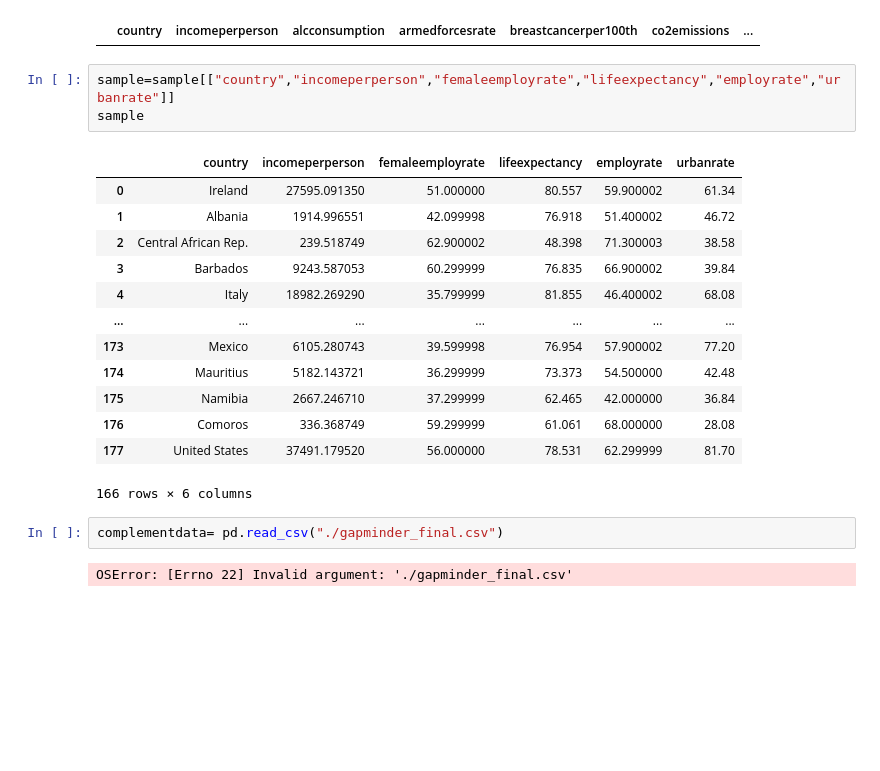
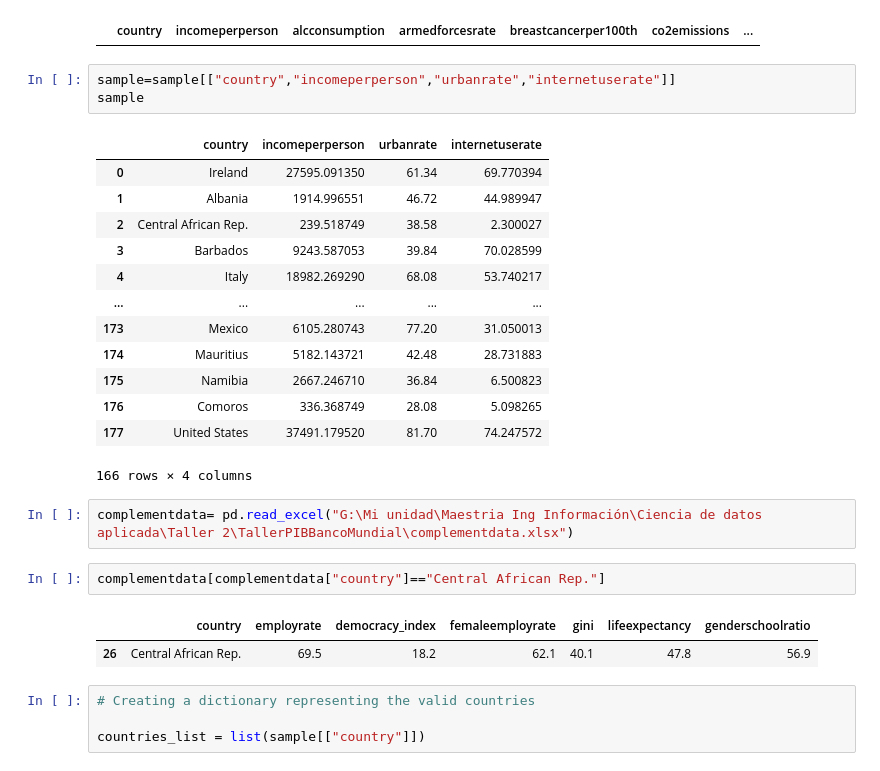
Before and after one commit to AngieRinBri/TallerPIBBancoMundial, a Jupyter notebook: Taller2.ipynb, the cells around one changed output. Cells and saved outputs as stored; diff of their text form; blank space fills up the shorter version.

```diff
--- a/Taller2.ipynb
+++ b/Taller2.ipynb
@@ -445,23 +461,30 @@ sample[data_df["country"].duplicated()==True]
 # %% [output]
 |  | country | incomeperperson | alcconsumption | armedforcesrate | breastcancerper100th | co2emissions | ... |
 # %%
-sample=sample[["country","incomeperperson","femaleemployrate","lifeexpectancy","employrate","urbanrate"]]
+sample=sample[["country","incomeperperson","urbanrate","internetuserate"]]
 sample
 # %% [output]
-|  | country | incomeperperson | femaleemployrate | lifeexpectancy | employrate | urbanrate |
-| 0 | Ireland | 27595.091350 | 51.000000 | 80.557 | 59.900002 | 61.34 |
-| 1 | Albania | 1914.996551 | 42.099998 | 76.918 | 51.400002 | 46.72 |
-| 2 | Central African Rep. | 239.518749 | 62.900002 | 48.398 | 71.300003 | 38.58 |
-| 3 | Barbados | 9243.587053 | 60.299999 | 76.835 | 66.900002 | 39.84 |
-| 4 | Italy | 18982.269290 | 35.799999 | 81.855 | 46.400002 | 68.08 |
-| ... | ... | ... | ... | ... | ... | ... |
-| 173 | Mexico | 6105.280743 | 39.599998 | 76.954 | 57.900002 | 77.20 |
-| 174 | Mauritius | 5182.143721 | 36.299999 | 73.373 | 54.500000 | 42.48 |
-| 175 | Namibia | 2667.246710 | 37.299999 | 62.465 | 42.000000 | 36.84 |
-| 176 | Comoros | 336.368749 | 59.299999 | 61.061 | 68.000000 | 28.08 |
-| 177 | United States | 37491.179520 | 56.000000 | 78.531 | 62.299999 | 81.70 |
+|  | country | incomeperperson | urbanrate | internetuserate |
+| 0 | Ireland | 27595.091350 | 61.34 | 69.770394 |
+| 1 | Albania | 1914.996551 | 46.72 | 44.989947 |
+| 2 | Central African Rep. | 239.518749 | 38.58 | 2.300027 |
+| 3 | Barbados | 9243.587053 | 39.84 | 70.028599 |
+| 4 | Italy | 18982.269290 | 68.08 | 53.740217 |
+| ... | ... | ... | ... | ... |
+| 173 | Mexico | 6105.280743 | 77.20 | 31.050013 |
+| 174 | Mauritius | 5182.143721 | 42.48 | 28.731883 |
+| 175 | Namibia | 2667.246710 | 36.84 | 6.500823 |
+| 176 | Comoros | 336.368749 | 28.08 | 5.098265 |
+| 177 | United States | 37491.179520 | 81.70 | 74.247572 |
-166 rows × 6 columns
+166 rows × 4 columns
-# %%
-complementdata= pd.read_csv("./gapminder_final.csv")
-# %% [output]
-OSError: [Errno 22] Invalid argument: './gapminder_final.csv'
+# %%
+complementdata= pd.read_excel("G:\Mi unidad\Maestria Ing Información\Ciencia de datos aplicada\Taller 2\TallerPIBBancoMundial\complementdata.xlsx")
+# %%
+complementdata[complementdata["country"]=="Central African Rep."]
+# %% [output]
+|  | country | employrate | democracy_index | femaleemployrate | gini | lifeexpectancy | genderschoolratio |
+| 26 | Central African Rep. | 69.5 | 18.2 | 62.1 | 40.1 | 47.8 | 56.9 |
+# %%
+# Creating a dictionary representing the valid countries
+
+countries_list = list(sample[["country"]])
```
Also changed, not shown: parts of 52 cells of this notebook, 1 other file.
